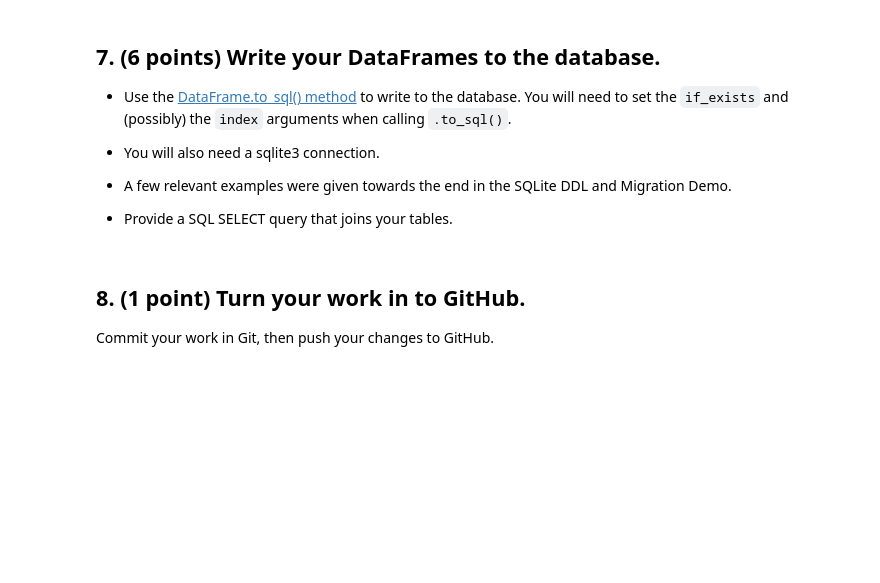
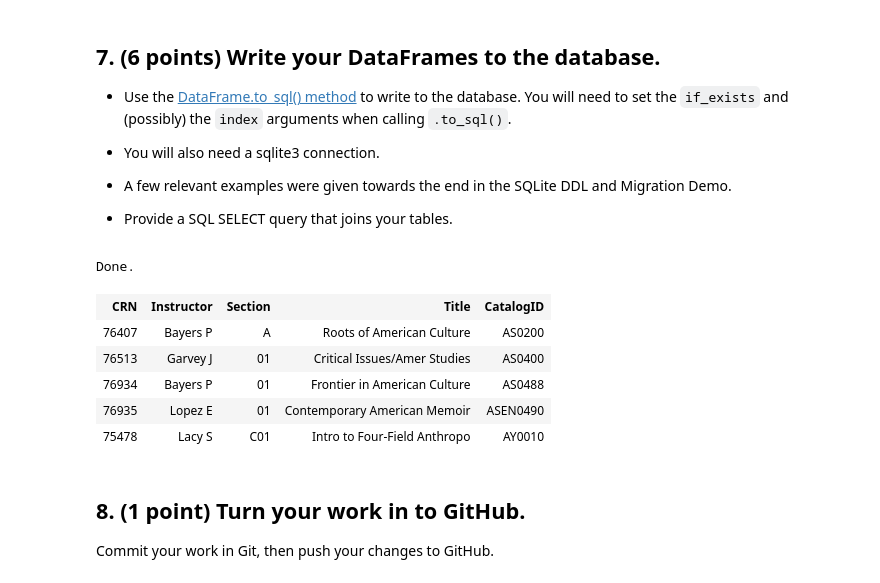
Before and after one commit to fairfield-university-is510-fall2017/is510-quiz-5-anthonyiorio, a Jupyter notebook: Quiz 5.ipynb, the cells around one changed output. Cells and saved outputs as stored; diff of their text form; code cells hidden in the pictures; blank space fills up the shorter version.

Commit message:
Done (for now).
If I have the time, I'd love to experiment with a couple more things, but I still have the project to do, and I really can't devote any more time to this quiz, sadly. :(

```diff
--- a/Quiz 5.ipynb
+++ b/Quiz 5.ipynb
@@ -305,3 +305,19 @@ YOUR %SQL CODE HERE
+# %%
+%%sql
+
+SELECT COURSE_FACTS.CRN AS CRN, COURSE_FACTS.Instructor AS Instructor, COURSE_FACTS.Section AS Section, COURSE_FACTS.Title, COURSE_FACTS.CatalogID
+FROM COURSE_FACTS
+    INNER JOIN CATALOG_DIMENSION ON COURSE_FACTS.Title = CATALOG_DIMENSION.Title
+    INNER JOIN SECTION_DIMENSION ON COURSE_FACTS.CRN = SECTION_DIMENSION.CRN
+    LEFT JOIN TIME_DIMENSION ON COURSE_FACTS.CRN = TIME_DIMENSION.CRN;
+# %% [output]
+Done.
+| CRN | Instructor | Section | Title | CatalogID |
+| 76407 | Bayers P | A | Roots of American Culture | AS0200 |
+| 76513 | Garvey J | 01 | Critical Issues/Amer Studies | AS0400 |
+| 76934 | Bayers P | 01 | Frontier in American Culture | AS0488 |
+| 76935 | Lopez E | 01 | Contemporary American Memoir | ASEN0490 |
+| 75478 | Lacy S | C01 | Intro to Four-Field Anthropo | AY0010 |
 # %% [markdown]
 ## 8. (1 point) Turn your work in to GitHub.
 Commit your work in Git, then push your changes to GitHub.
```
Also changed, not shown: parts of 4 cells of this notebook, 1 other file.
